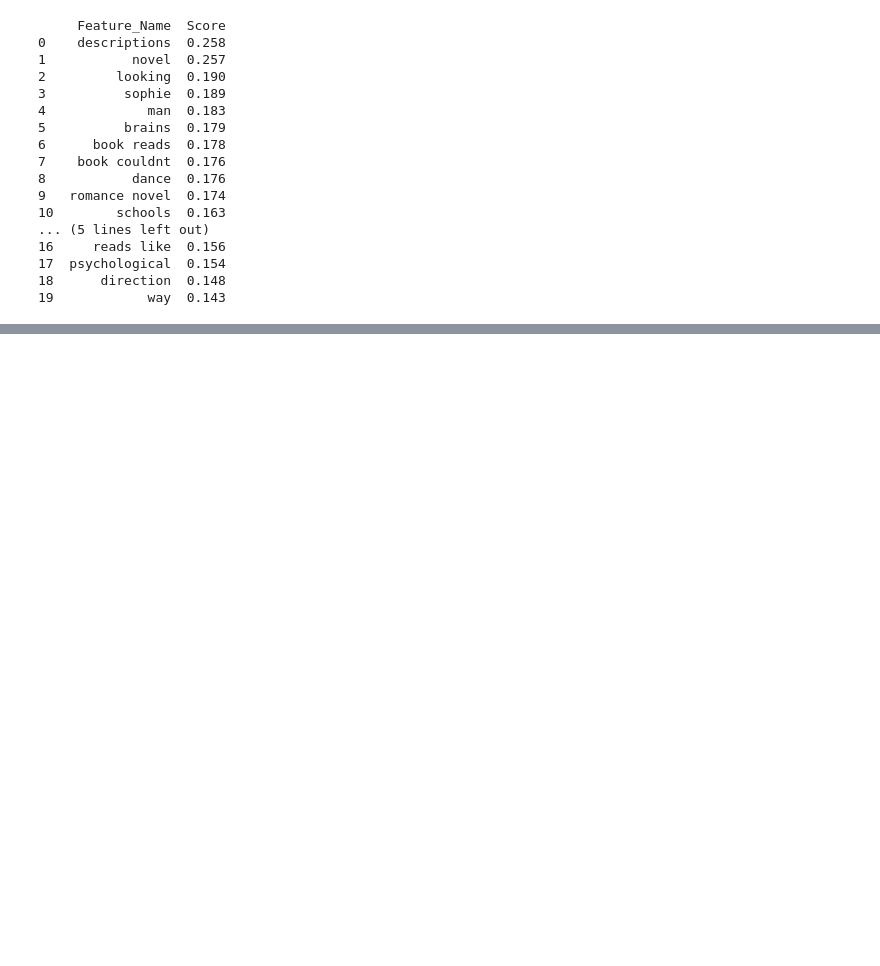
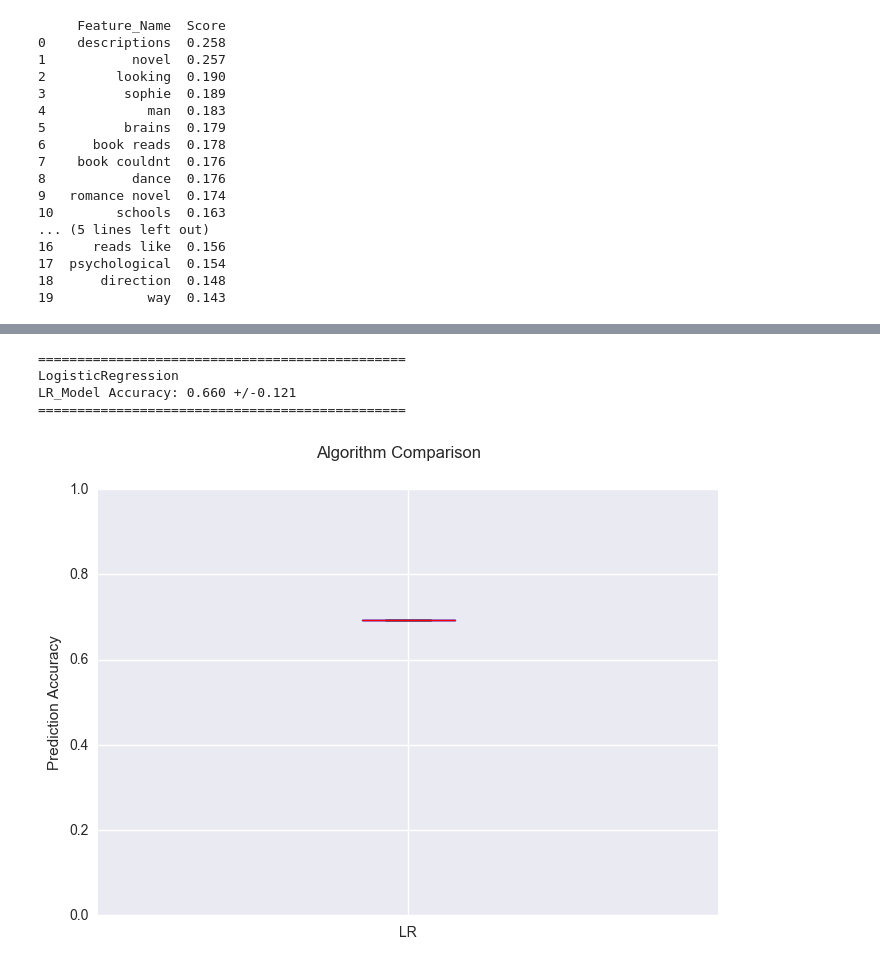
Before and after one commit to TancyKao/AmazonReviewProj, a Jupyter notebook: AmazonBookPilot.ipynb, the cells around one changed output, grey strips where cells are left out. Cells and saved outputs as stored; diff of their text form; code cells hidden in the pictures; blank space fills up the shorter version.

```diff
--- a/AmazonBookPilot.ipynb
+++ b/AmazonBookPilot.ipynb
@@ -725,0 +751,20 @@ print "================================"
+# %%
+## prediction accuracy
+for predictable in PREDICTABLES:
+  train_target = train[predictable]
+  train_target = np.asarray(SCALE[predictable](train_target), dtype="|S6")
+
+  pipeline.fit(train, train_target)
+  predictions = pipeline.predict(test)
+# %%
+LR_pred = predictions.astype(np.float)
+
+print "==============================================="
+print "LogisticRegression"
+print "LR_Model Accuracy: {:0.3f} +/-{:0.3f}".format(LR_pred.mean(), LR_pred.std())
+print "==============================================="
+# %% [output]
+===============================================
+LogisticRegression
+LR_Model Accuracy: 0.660 +/-0.121
+===============================================
@@ -725,0 +778,15 @@ print "================================"
+# %%
+results=[LR_pred]
+names = ['LR']
+# %%
+# Compare Algorithms
+fig = plt.figure()
+fig.suptitle('Algorithm Comparison')
+ax = fig.add_subplot(111)
+plt.ylabel("Prediction Accuracy")
+plt.ylim([0, 1])
+plt.boxplot(results)
+ax.set_xticklabels(names)
+plt.show()
+# %% [output]
+[figure, added]
```
Also changed, not shown: parts of 38 cells of this notebook.
